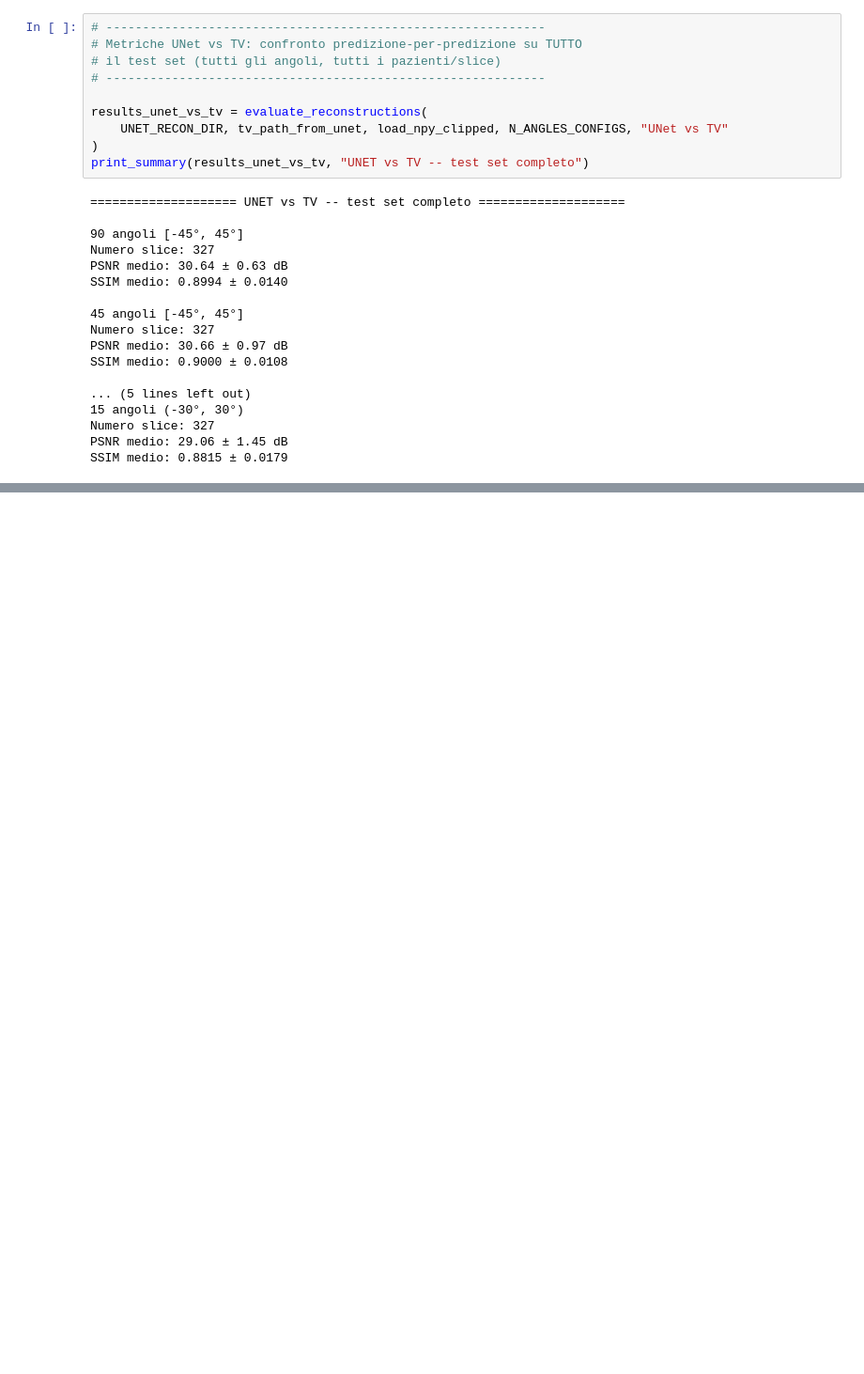
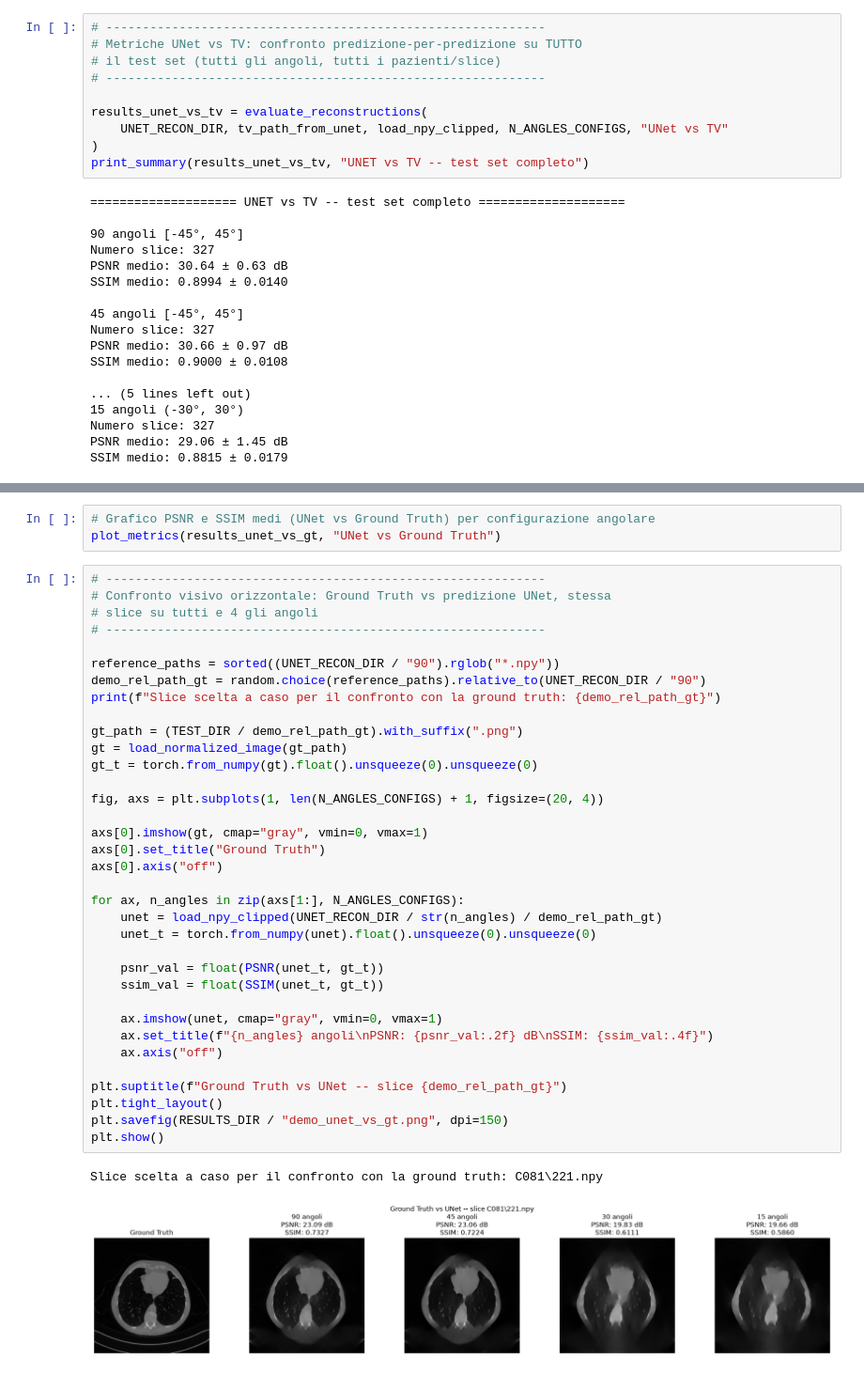
Before and after one commit to Manieri03/limited-angle-ct-reconstruction, a Jupyter notebook: notebooks/04_UNet_results.ipynb, the cells around one changed output, grey strips where cells are left out. Shown at 94% size. Cells and saved outputs as stored; diff of their text form; blank space fills up the shorter version.

```diff
--- a/notebooks/04_UNet_results.ipynb
+++ b/notebooks/04_UNet_results.ipynb
@@ -340,0 +309,41 @@ SSIM medio: 0.6139 ± 0.0493
+# %%
+# Grafico PSNR e SSIM medi (UNet vs Ground Truth) per configurazione angolare
+plot_metrics(results_unet_vs_gt, "UNet vs Ground Truth")
+# %%
+# ------------------------------------------------------------
+# Confronto visivo orizzontale: Ground Truth vs predizione UNet, stessa
+# slice su tutti e 4 gli angoli
+# ------------------------------------------------------------
+
+reference_paths = sorted((UNET_RECON_DIR / "90").rglob("*.npy"))
+demo_rel_path_gt = random.choice(reference_paths).relative_to(UNET_RECON_DIR / "90")
+print(f"Slice scelta a caso per il confronto con la ground truth: {demo_rel_path_gt}")
+
+gt_path = (TEST_DIR / demo_rel_path_gt).with_suffix(".png")
+gt = load_normalized_image(gt_path)
+gt_t = torch.from_numpy(gt).float().unsqueeze(0).unsqueeze(0)
+
+fig, axs = plt.subplots(1, len(N_ANGLES_CONFIGS) + 1, figsize=(20, 4))
+
+axs[0].imshow(gt, cmap="gray", vmin=0, vmax=1)
+axs[0].set_title("Ground Truth")
+axs[0].axis("off")
+
+for ax, n_angles in zip(axs[1:], N_ANGLES_CONFIGS):
+    unet = load_npy_clipped(UNET_RECON_DIR / str(n_angles) / demo_rel_path_gt)
+    unet_t = torch.from_numpy(unet).float().unsqueeze(0).unsqueeze(0)
+
+    psnr_val = float(PSNR(unet_t, gt_t))
+    ssim_val = float(SSIM(unet_t, gt_t))
+
+    ax.imshow(unet, cmap="gray", vmin=0, vmax=1)
+    ax.set_title(f"{n_angles} angoli\nPSNR: {psnr_val:.2f} dB\nSSIM: {ssim_val:.4f}")
+    ax.axis("off")
+
+plt.suptitle(f"Ground Truth vs UNet -- slice {demo_rel_path_gt}")
+plt.tight_layout()
+plt.savefig(RESULTS_DIR / "demo_unet_vs_gt.png", dpi=150)
+plt.show()
+# %% [output]
+Slice scelta a caso per il confronto con la ground truth: C081\221.npy
+[figure, added]
```
Also changed, not shown: parts of 5 cells of this notebook, 3 other files.
